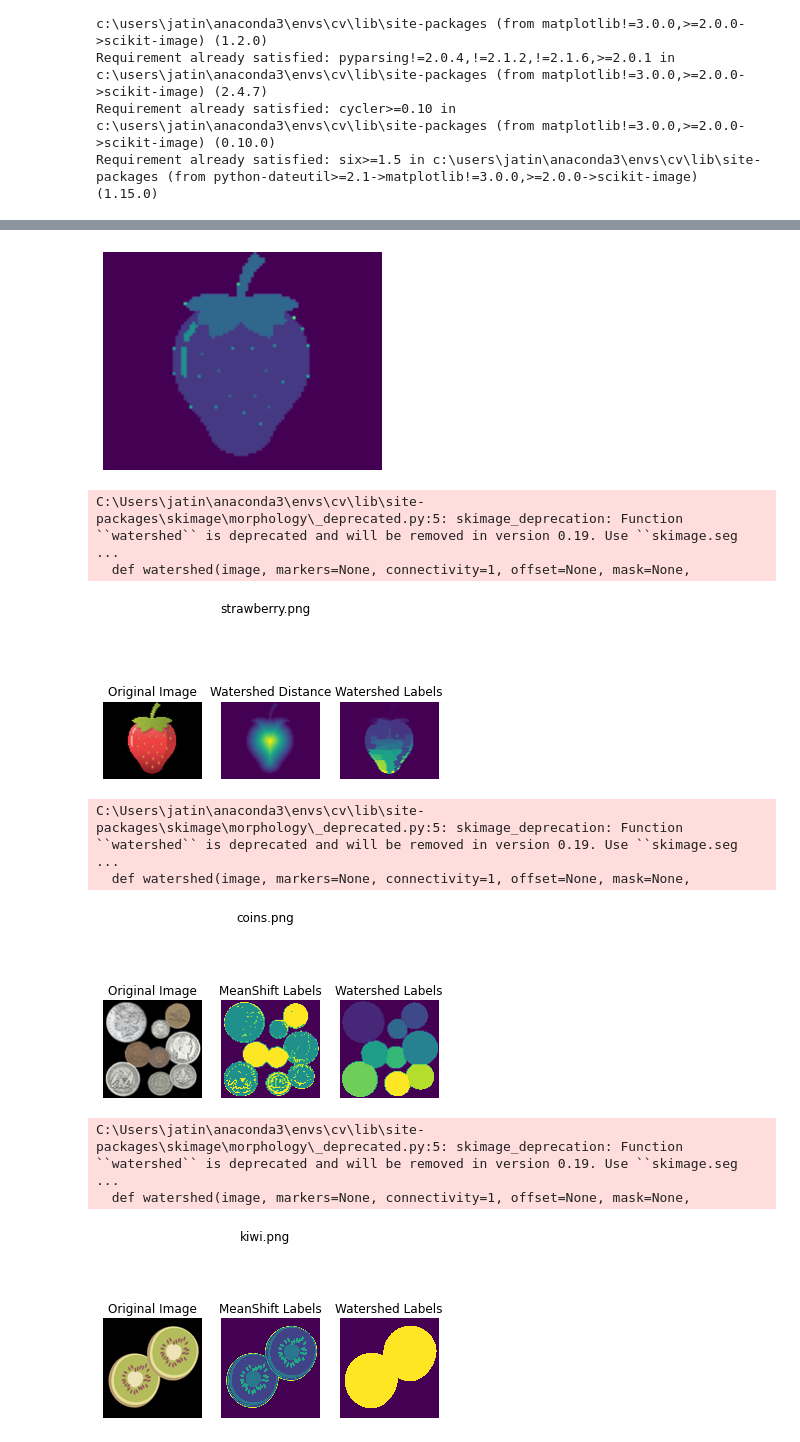
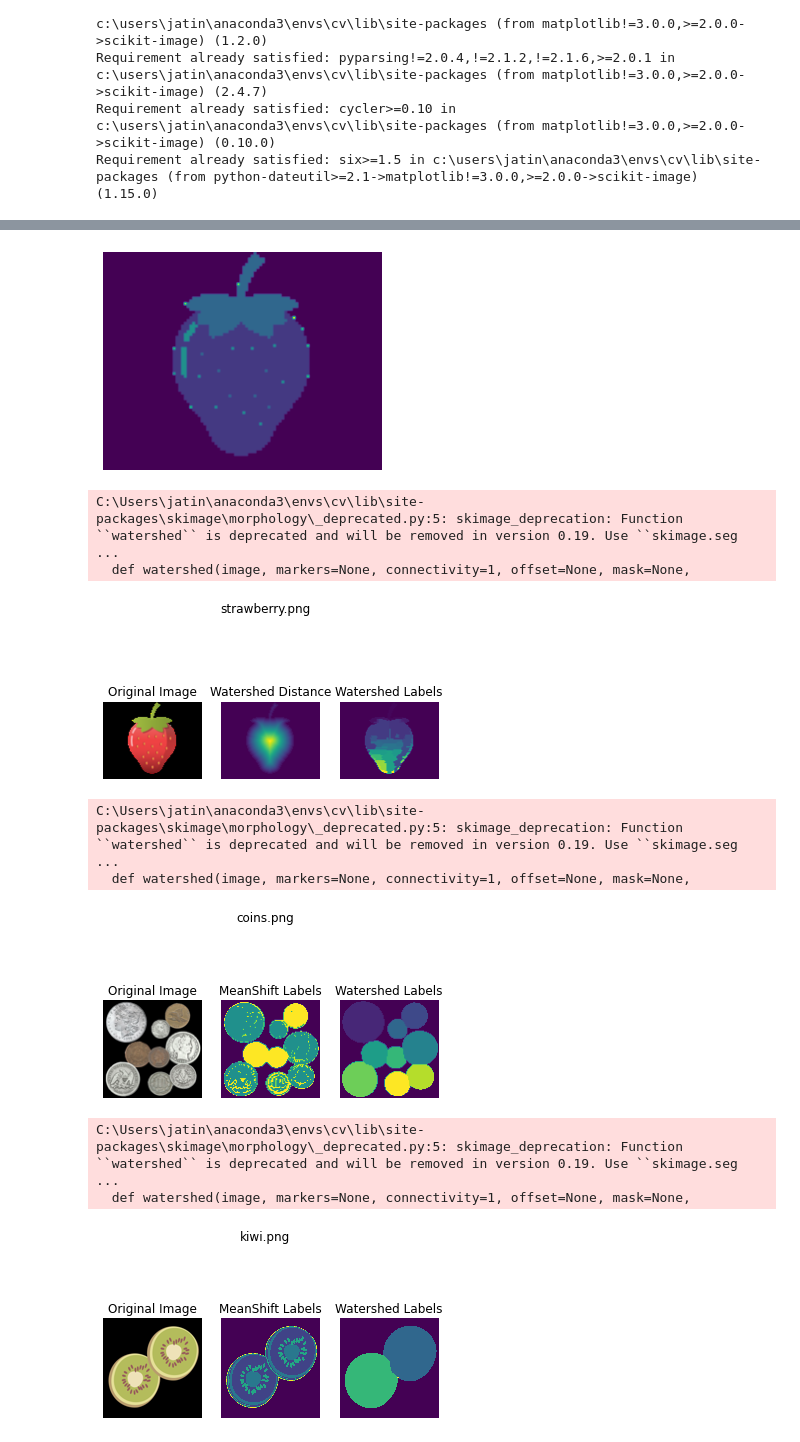
Before and after one commit to jatin7gupta/Computer-Vision, a Jupyter notebook: lab3/COMP9517_20T2_Lab3.ipynb, the cells around one changed output, grey strips where cells are left out. Cells and saved outputs as stored; diff of their text form; code cells hidden in the pictures.

```diff
--- a/lab3/COMP9517_20T2_Lab3_Student_Template.ipynb
+++ b/lab3/COMP9517_20T2_Lab3.ipynb
@@ -179,32 +179,37 @@ for img_path in ext_images:
     ms_clf = MeanShift(bin_seeding=True)
     ms_labels = ms_clf.fit_predict(colour_samples)
     ms_labels = ms_labels.reshape(b.shape)
 
     grey = img.convert('L')
     img_array = np.array(grey)
     distance = ndi.distance_transform_edt(img_array)
-    local_maxi = peak_local_max(distance, threshold_abs=9, indices=False, footprint=np.ones((1, 1)),
+    if img_path == 'kiwi.png':
+        local_maxi = peak_local_max(distance, min_distance=40, indices=False,
                                 labels=img_array)
+    else:
+        local_maxi = peak_local_max(distance, threshold_abs=9, indices=False, footprint=np.ones((1, 1)),
+                                    labels=img_array)
+
     markers = ndi.label(local_maxi)[0]
 
     # TODO: perform an optimisation and then watershed on image
     ws_labels = watershed(-distance, markers, mask=img_array)
 
     # Display the results
     plot_three_images(img_path, img_mat, "Original Image", ms_labels, "MeanShift Labels",
                       ws_labels, "Watershed Labels")
 # %% [output]
 [figure]
 C:\Users\jatin\anaconda3\envs\cv\lib\site-packages\skimage\morphology\_deprecated.py:5: skimage_deprecation: Function ``watershed`` is deprecated and will be removed in version 0.19. Use ``skimage.seg ...
   def watershed(image, markers=None, connectivity=1, offset=None, mask=None,
 [figure]
 [figure]
 C:\Users\jatin\anaconda3\envs\cv\lib\site-packages\skimage\morphology\_deprecated.py:5: skimage_deprecation: Function ``watershed`` is deprecated and will be removed in version 0.19. Use ``skimage.seg ...
   def watershed(image, markers=None, connectivity=1, offset=None, mask=None,
 [figure]
 C:\Users\jatin\anaconda3\envs\cv\lib\site-packages\skimage\morphology\_deprecated.py:5: skimage_deprecation: Function ``watershed`` is deprecated and will be removed in version 0.19. Use ``skimage.seg ...
   def watershed(image, markers=None, connectivity=1, offset=None, mask=None,
 [figure]
 C:\Users\jatin\anaconda3\envs\cv\lib\site-packages\skimage\morphology\_deprecated.py:5: skimage_deprecation: Function ``watershed`` is deprecated and will be removed in version 0.19. Use ``skimage.seg ...
   def watershed(image, markers=None, connectivity=1, offset=None, mask=None,
-[figure, old version]
+[figure, new version]
```
Also changed, not shown: 8 other files.
